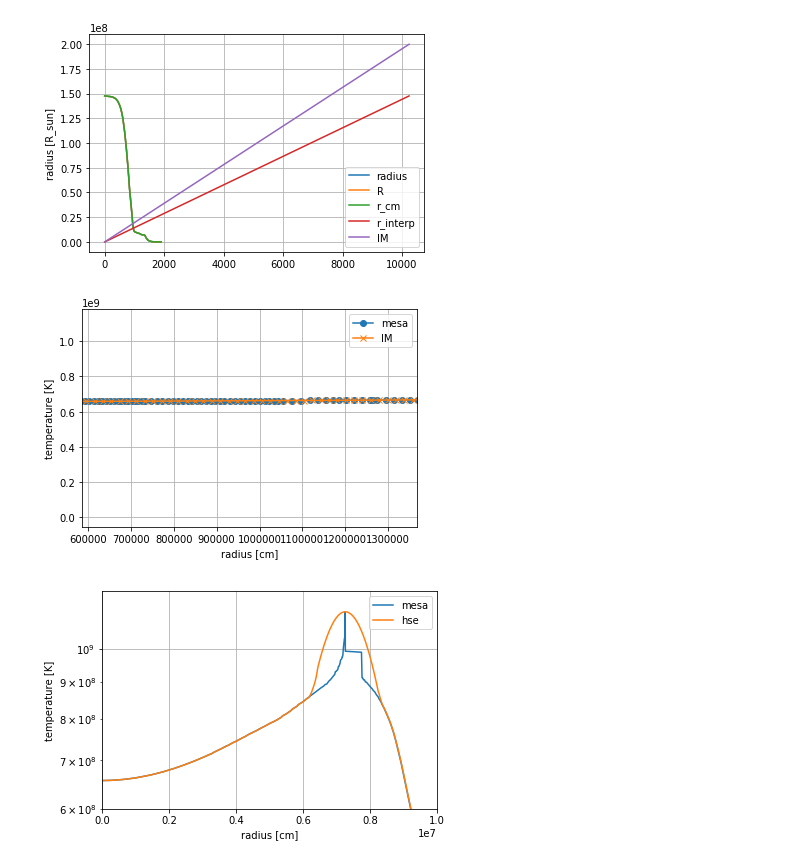
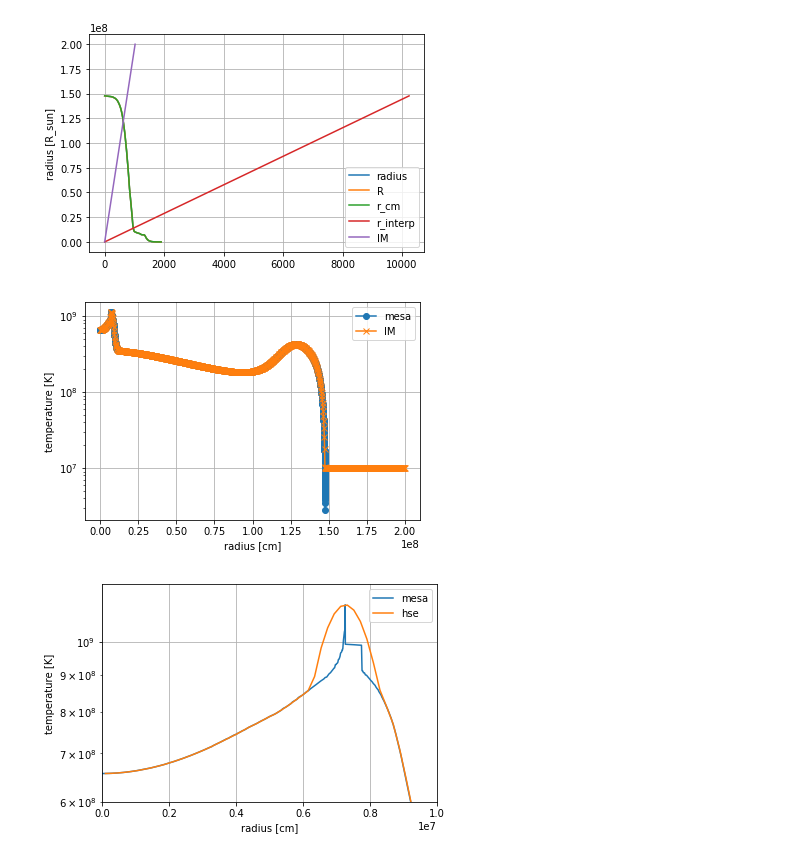
Before and after one commit to XinlongSBU/xinlong_file, a Jupyter notebook: initial-model_prepare/compare_initial-model_MESA.ipynb, the cells around one changed output. Saved outputs shown, nothing was run; the diff lists cells and outputs as text; code cells hidden in the pictures.

```diff
--- a/initial-model_prepare/compare_initial-model_MESA.ipynb
+++ b/initial-model_prepare/compare_initial-model_MESA.ipynb
@@ -9,7 +9,7 @@ from scipy import interpolate
 a = pd.read_excel("ONe6040_helm_update.xlsx")
 
 # Read data after the initial module
-f = open("ECSN-ONe6040-final.hse.10240","r")
+f = open("ECSN-ONe6040-final.hse.1024","r")
 data = f.readlines()  # data is a list. each element is a line of "23Ne...dat"
 f.close()
 del data[0:16]
@@ -66,31 +63,31 @@ plt.ylabel("radius [R_sun]")
 plt.grid()
 plt.show()
 # %% [output]
-[figure, old version]
+[figure, new version]
 # %%
 temp = np.array(a["temperature"])
 T = np.power(10,np.array(a["logT"]))
 
 #T_interp = np.interp(r_interp, radius[::-1], temp[::-1])
 f_interp = interpolate.interp1d(radius[::-1],temp[::-1],kind='nearest')
 T_interp = f_interp(r_interp)
 
-plt.plot(radius*r_sun,temp,'o-',label='mesa')
-plt.plot(np.array(df['radius']),np.array(df['temperature']), "x-",label='IM')
+plt.semilogy(radius*r_sun,temp,'o-',label='mesa')
+plt.semilogy(np.array(df['radius']),np.array(df['temperature']), "x-",label='IM')
 #plt.plot(r_interp*r_sun,T_interp,'s-',label='interp')
 
 plt.xlabel("radius [cm]")
 plt.ylabel("temperature [K]")
 
 #plt.xlim(7.23e6,7.30e6)
-plt.xlim(585937.5,1367187.5)
+#plt.xlim(585937.5,1367187.5)
 #plt.xlim(0,2.5e79
 #plt.ylim(0.88e9,1.2e9)
 plt.grid()
 plt.legend()
 plt.show()
 # %% [output]
-[figure, old version]
+[figure, new version]
 # %%
 temp = np.array(a["temperature"])
 T = np.power(10,np.array(a["logT"]))
```
Also changed, not shown: parts of 7 cells of this notebook, 3 other files.
